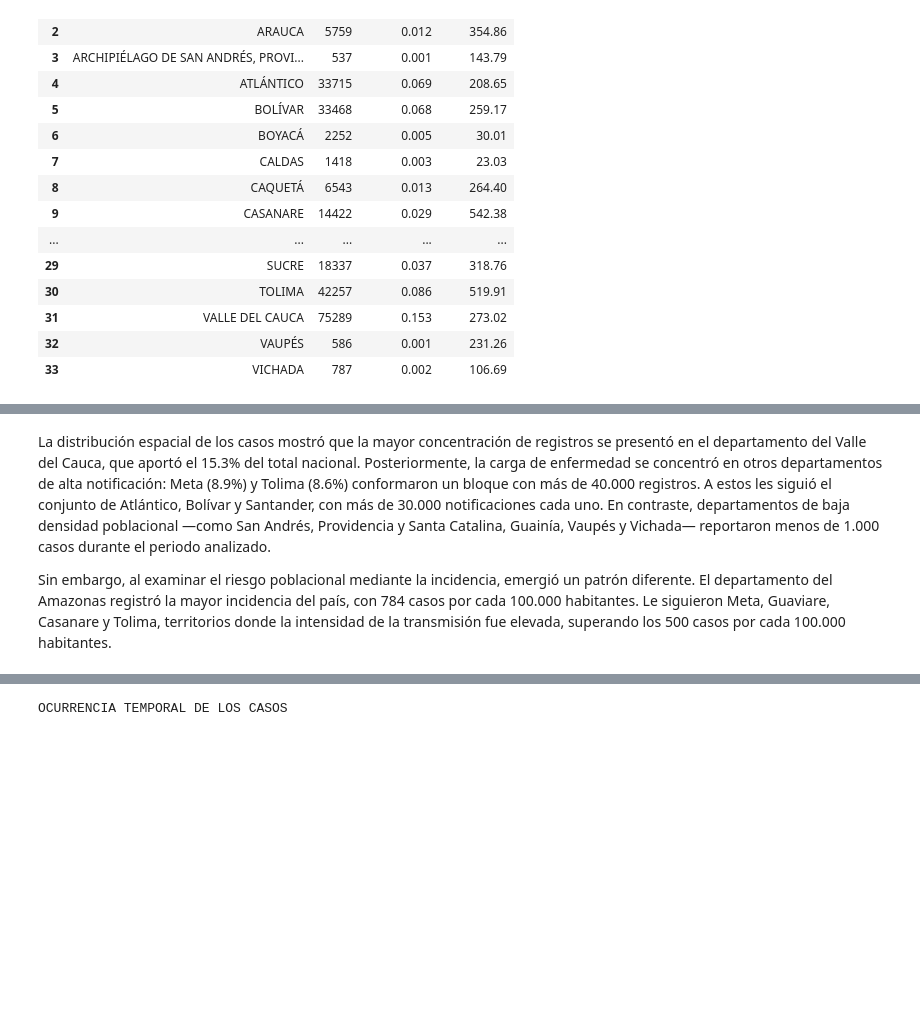
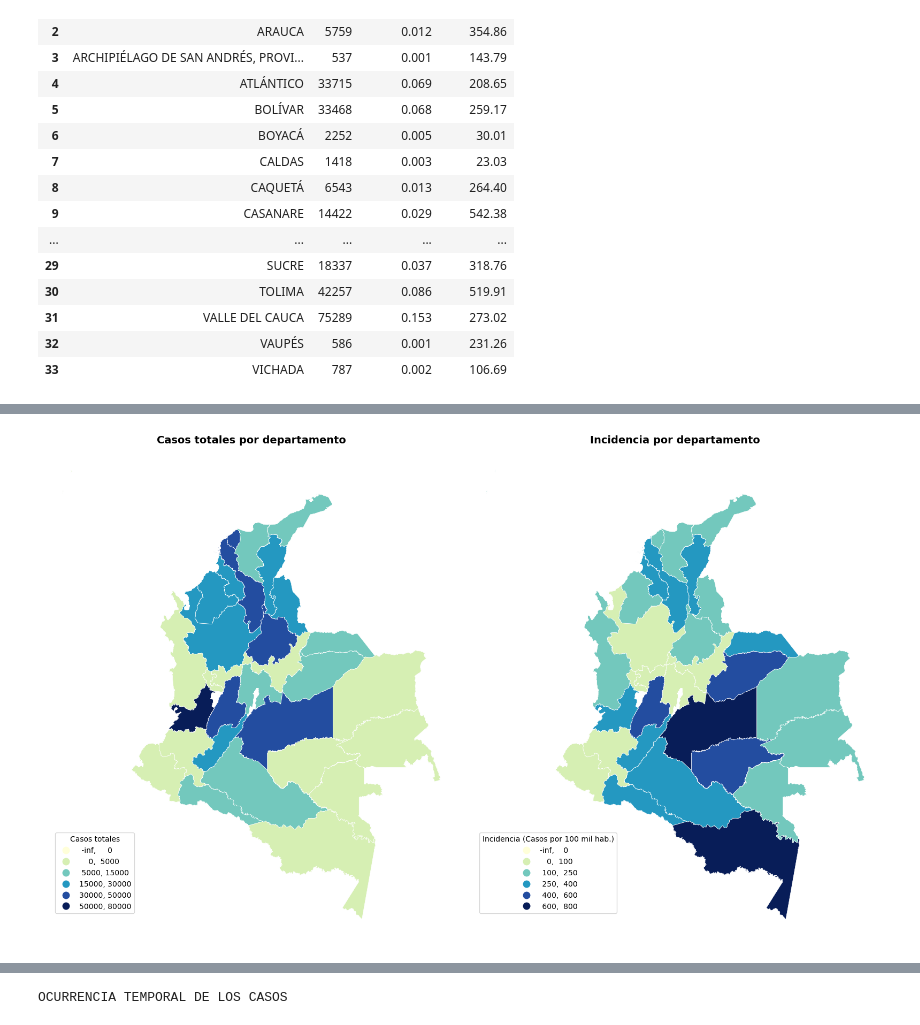
Before and after one commit to Darally06/Dengue_caracterization, a Jupyter notebook: EDA_registros.ipynb, the cells around one changed output, grey strips where cells are left out. Cells and saved outputs as stored; diff of their text form; code cells hidden in the pictures; blank space fills up the shorter version.

```diff
--- a/EDA_registros.ipynb
+++ b/EDA_registros.ipynb
@@ -308,4 +246,62 @@ plt.show()
-# %% [markdown]
-La distribución espacial de los casos mostró que la mayor concentración de registros se presentó en el departamento del Valle del Cauca, que aportó el 15.3% del total nacional. Posteriormente, la carga de enfermedad se concentró en otros departamentos de alta notificación: Meta (8.9%) y Tolima (8.6%) conformaron un bloque con más de 40.000 registros. A estos les siguió el conjunto de Atlántico, Bolívar y Santander, con más de 30.000 notificaciones cada uno. En contraste, departamentos de baja densidad poblacional —como San Andrés, Providencia y Santa Catalina, Guainía, Vaupés y Vichada— reportaron menos de 1.000 casos durante el periodo analizado.
-
-Sin embargo, al examinar el riesgo poblacional mediante la incidencia, emergió un patrón diferente. El departamento del Amazonas registró la mayor incidencia del país, con 784 casos por cada 100.000 habitantes. Le siguieron Meta, Guaviare, Casanare y Tolima, territorios donde la intensidad de la transmisión fue elevada, superando los 500 casos por cada 100.000 habitantes.
+# %%
+# Crear figura con dos mapas
+fig, ax = plt.subplots(1, 2, figsize=(16, 10))
+
+# ==========================
+#  1️⃣ MAPA DE CASOS
+# ==========================
+# Crear rangos para casos
+bins_casos = [0, 5000, 15000, 30000, 50000, 80000]
+
+# Plot
+mapa_col.plot(
+    column='casos',
+    ax=ax[0],
+    cmap='YlGnBu',
+    scheme='user_defined',
+    classification_kwds={'bins': bins_casos},
+    edgecolor='1',
+    linewidth=0.5,
+    legend=True,
+    legend_kwds={
+        'fmt': '{:.0f}',
+        'title': 'Casos totales',
+        'loc': 'lower left',
+        'bbox_to_anchor': (0.02, 0.05)
+    }
+)
+
+ax[0].set_title("Casos totales por departamento", fontsize=14, fontweight='bold')
+ax[0].axis('off')
+
+# ==========================
+#  2️⃣ MAPA DE INCIDENCIA
+# ==========================
+# Rangos para incidencia
+bins_incidencia = [0, 100, 250, 400, 600, 800]
+
+# Plot
+mapa_col.plot(
+    column='incidencia',
+    ax=ax[1],
+    cmap='YlGnBu',
+    scheme='user_defined',
+    classification_kwds={'bins': bins_incidencia},
+    edgecolor='1',
+    linewidth=0.5,
+    legend=True,
+    legend_kwds={
+        'fmt': '{:.0f}',
+        'title': 'Incidencia (Casos por 100 mil hab.)',
+        'loc': 'lower left',
+        'bbox_to_anchor': (0.02, 0.05)
+    }
+)
+
+ax[1].set_title("Incidencia por departamento", fontsize=14, fontweight='bold')
+ax[1].axis('off')
+
+plt.tight_layout()
+plt.show()
+# %% [output]
+[figure, added]
```
Also changed, not shown: parts of 26 cells of this notebook, 8 other files.
